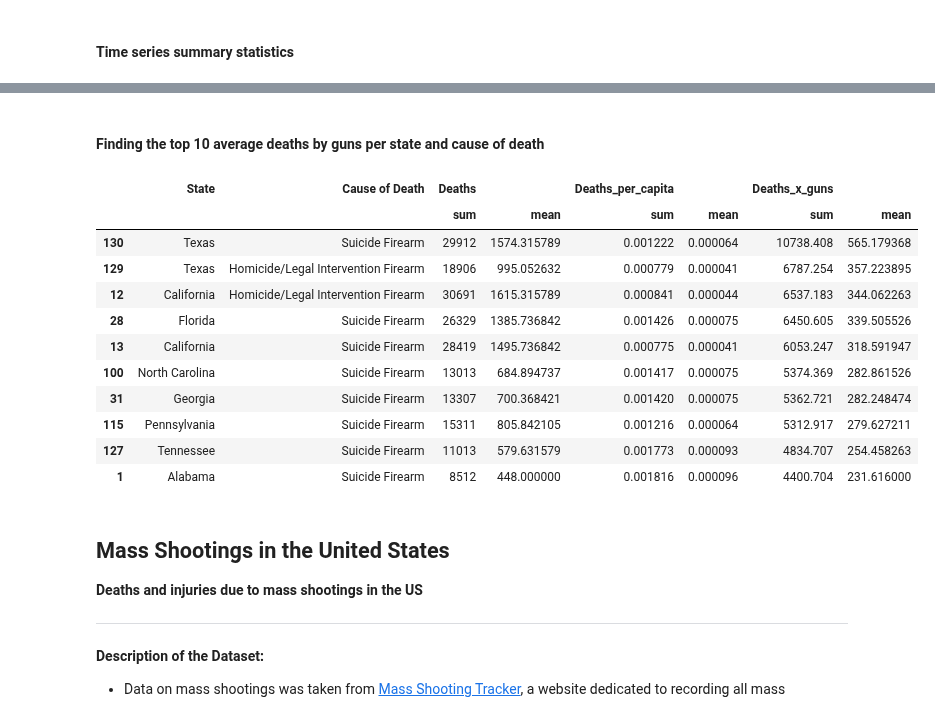
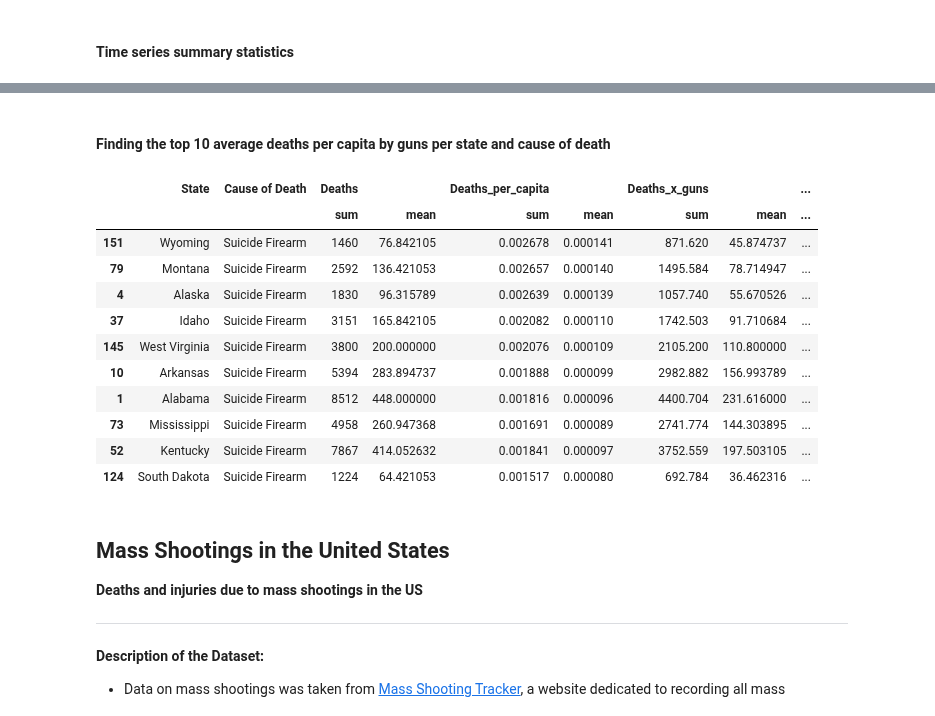
Before and after one commit to mayjai/US-Gun-Exploration-Visualization, a Jupyter notebook: US_Gun_Exploration.ipynb, the cells around one changed output, grey strips where cells are left out. Cells and saved outputs as stored; diff of their text form; code cells hidden in the pictures.

```diff
--- a/US_Gun_Exploration.ipynb
+++ b/US_Gun_Exploration.ipynb
@@ -276,6 +276,7 @@ df_state_tot['Deaths'] = pd.to_numeric(df_state_tot['Deaths'])
 # %%
 df_state_tot['Deaths_per_capita'] = df_state_tot['Deaths']/df_state_tot['Population']
 df_state_tot['Deaths_x_guns'] = df_state_tot['Deaths']*df_state_tot['Gun Ownership (2007)']
+df_state_tot['Deaths_percap_x_guns'] = df_state_tot['Deaths_per_capita']*df_state_tot['Gun Ownership (2007)']
 # %% [markdown]
 ### Feature Descriptions
 
@@ -315,20 +314,20 @@ df_state_tot.groupby('Year')['Deaths','Deaths_per_capita', 'Deaths_x_guns'].agg(
 # %% [markdown]
-#### Finding the top 10 average deaths by guns per state and cause of death
+#### Finding the top 10 average deaths per capita by guns per state and cause of death
 # %%
-df_state_tot.groupby(['State','Cause of Death'])['Deaths','Deaths_per_capita', 'Deaths_x_guns'].agg(['sum','mean']).reset_index().sort_values([('Deaths_x_guns', 'mean')], ascending=False).head(10)
+df_state_tot.groupby(['State','Cause of Death'])['Deaths','Deaths_per_capita', 'Deaths_x_guns', 'Deaths_percap_x_guns'].agg(['sum','mean']).reset_index().sort_values([('Deaths_percap_x_guns', 'mean')], ascending=False).head(10)
 # %% [output]
-|  | State | Cause of Death | Deaths |  | Deaths_per_capita |  | Deaths_x_guns |  |
-|  |  |  | sum | mean | sum | mean | sum | mean |
-| 130 | Texas | Suicide Firearm | 29912 | 1574.315789 | 0.001222 | 0.000064 | 10738.408 | 565.179368 |
-| 129 | Texas | Homicide/Legal Intervention Firearm | 18906 | 995.052632 | 0.000779 | 0.000041 | 6787.254 | 357.223895 |
-| 12 | California | Homicide/Legal Intervention Firearm | 30691 | 1615.315789 | 0.000841 | 0.000044 | 6537.183 | 344.062263 |
-| 28 | Florida | Suicide Firearm | 26329 | 1385.736842 | 0.001426 | 0.000075 | 6450.605 | 339.505526 |
-| 13 | California | Suicide Firearm | 28419 | 1495.736842 | 0.000775 | 0.000041 | 6053.247 | 318.591947 |
-| 100 | North Carolina | Suicide Firearm | 13013 | 684.894737 | 0.001417 | 0.000075 | 5374.369 | 282.861526 |
-| 31 | Georgia | Suicide Firearm | 13307 | 700.368421 | 0.001420 | 0.000075 | 5362.721 | 282.248474 |
-| 115 | Pennsylvania | Suicide Firearm | 15311 | 805.842105 | 0.001216 | 0.000064 | 5312.917 | 279.627211 |
-| 127 | Tennessee | Suicide Firearm | 11013 | 579.631579 | 0.001773 | 0.000093 | 4834.707 | 254.458263 |
-| 1 | Alabama | Suicide Firearm | 8512 | 448.000000 | 0.001816 | 0.000096 | 4400.704 | 231.616000 |
+|  | State | Cause of Death | Deaths |  | Deaths_per_capita |  | Deaths_x_guns |  | ... |
+|  |  |  | sum | mean | sum | mean | sum | mean | ... |
+| 151 | Wyoming | Suicide Firearm | 1460 | 76.842105 | 0.002678 | 0.000141 | 871.620 | 45.874737 | ... |
+| 79 | Montana | Suicide Firearm | 2592 | 136.421053 | 0.002657 | 0.000140 | 1495.584 | 78.714947 | ... |
+| 4 | Alaska | Suicide Firearm | 1830 | 96.315789 | 0.002639 | 0.000139 | 1057.740 | 55.670526 | ... |
+| 37 | Idaho | Suicide Firearm | 3151 | 165.842105 | 0.002082 | 0.000110 | 1742.503 | 91.710684 | ... |
+| 145 | West Virginia | Suicide Firearm | 3800 | 200.000000 | 0.002076 | 0.000109 | 2105.200 | 110.800000 | ... |
+| 10 | Arkansas | Suicide Firearm | 5394 | 283.894737 | 0.001888 | 0.000099 | 2982.882 | 156.993789 | ... |
+| 1 | Alabama | Suicide Firearm | 8512 | 448.000000 | 0.001816 | 0.000096 | 4400.704 | 231.616000 | ... |
+| 73 | Mississippi | Suicide Firearm | 4958 | 260.947368 | 0.001691 | 0.000089 | 2741.774 | 144.303895 | ... |
+| 52 | Kentucky | Suicide Firearm | 7867 | 414.052632 | 0.001841 | 0.000097 | 3752.559 | 197.503105 | ... |
+| 124 | South Dakota | Suicide Firearm | 1224 | 64.421053 | 0.001517 | 0.000080 | 692.784 | 36.462316 | ... |
 # %% [markdown]
 ## Mass Shootings in the United States
 
```
Also changed, not shown: parts of 2 cells of this notebook.
